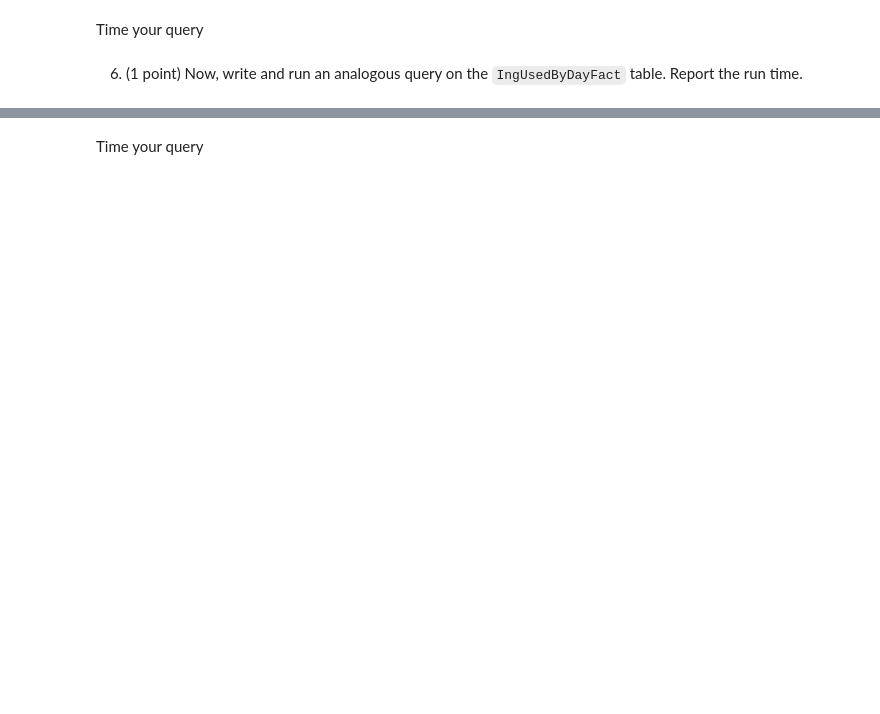
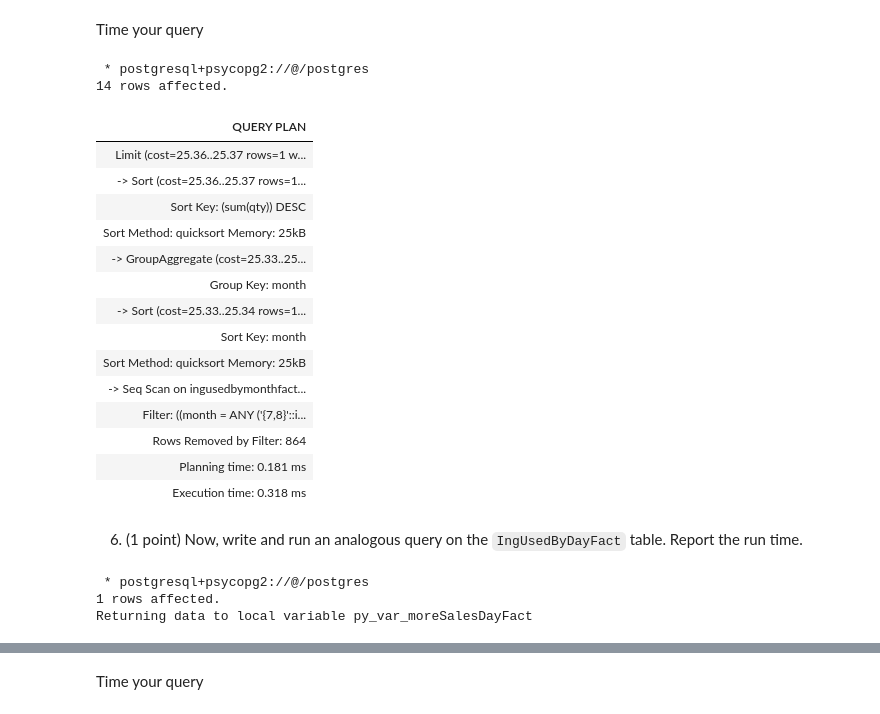
Before and after one commit to Krish-Khatri/Data-Structures-and-Algorithms, a Jupyter notebook: DWF21_template.ipynb, the cells around one changed output, grey strips where cells are left out. Drawn from its saved outputs; the diff is of its cells as text; code cells hidden in the pictures; blank space fills up the shorter version.

```diff
--- a/DWF21_template.ipynb
+++ b/DWF21_template.ipynb
@@ -355,0 +631,9 @@ SELECT 1; -- your code here
+# %%
+%%sql py_var_moreSalesMonthFact <<
+SELECT iumf.month as monthSold from
+IngUsedByMonthFact iumf where
+iumf.ingname = 'ice cream' and iumf.detail = 'vanilla' and iumf.month in (7,8) and
+iumf.year = 2017
+GROUP BY iumf.month
+ORDER BY sum(iumf.qty) DESC
+LIMIT 1;
@@ -366,2 +653,30 @@ SELECT 1; -- your code here
+# %%
+%%sql
+EXPLAIN ANALYZE
+SELECT iumf.month as monthSold from
+IngUsedByMonthFact iumf where
+iumf.ingname = 'ice cream' and iumf.detail = 'vanilla' and iumf.month in (7,8) and
+iumf.year = 2017
+GROUP BY iumf.month
+ORDER BY sum(iumf.qty) DESC
+LIMIT 1;
+# %% [output]
+ * postgresql+psycopg2://@/postgres
+14 rows affected.
+| QUERY PLAN |
+| Limit (cost=25.36..25.37 rows=1 w... |
+| -> Sort (cost=25.36..25.37 rows=1... |
+| Sort Key: (sum(qty)) DESC |
+| Sort Method: quicksort Memory: 25kB |
+| -> GroupAggregate (cost=25.33..25... |
+| Group Key: month |
+| -> Sort (cost=25.33..25.34 rows=1... |
+| Sort Key: month |
+| Sort Method: quicksort Memory: 25kB |
+| -> Seq Scan on ingusedbymonthfact... |
+| Filter: ((month = ANY ('{7,8}'::i... |
+| Rows Removed by Filter: 864 |
+| Planning time: 0.181 ms |
+| Execution time: 0.318 ms |
 # %% [markdown]
 6. (1 point) Now, write and run an analogous query on the `IngUsedByDayFact` table. Report the run time.
@@ -371,3 +683,16 @@ SELECT 1; -- your code here
+# %%
+%%sql py_var_moreSalesDayFact <<
+SELECT iumf.month as monthSold from
+IngUsedByDayFact iumf where
+iumf.ingname = 'ice cream' and iumf.detail = 'vanilla' and iumf.month in (7,8) and
+iumf.year = 2017
+GROUP BY iumf.month
+ORDER BY sum(iumf.qty) DESC
+LIMIT 1;
+# %% [output]
+ * postgresql+psycopg2://@/postgres
+1 rows affected.
+Returning data to local variable py_var_moreSalesDayFact
 # %%
 # do not modify or delete this cell
 df_q06 = py_var_moreSalesDayFact.DataFrame() # Save the result of this task for grading purposes
```
Also changed, not shown: parts of 40 cells of this notebook.
